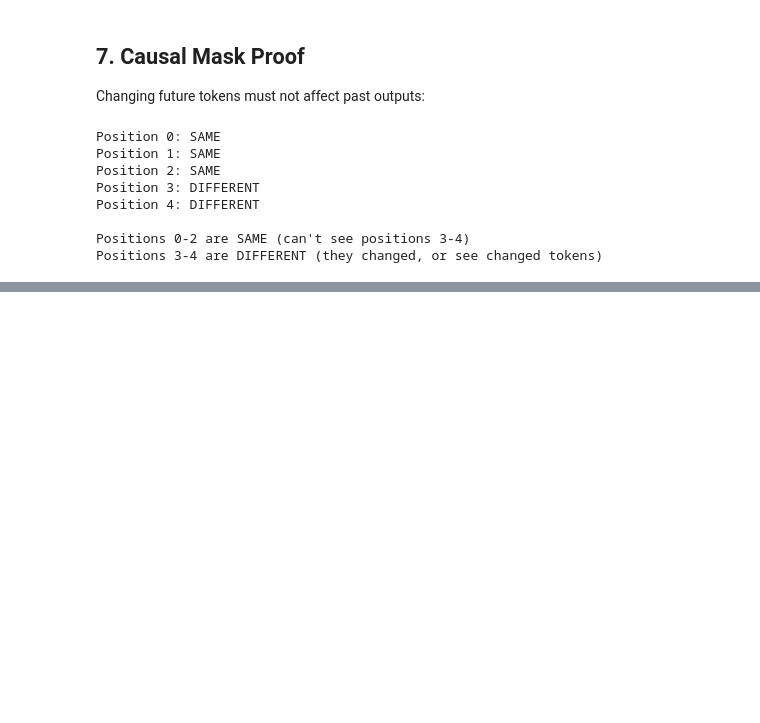
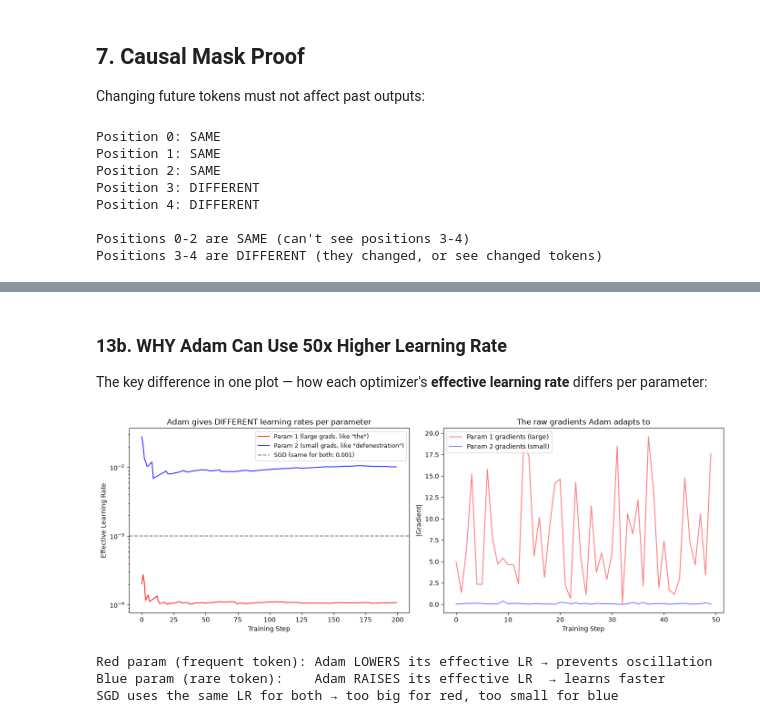
Before and after one commit to Sushanth-reddyD/minigpt, a Jupyter notebook: playground.ipynb, the cells around one changed output, grey strips where cells are left out. Drawn from its saved outputs; the diff is of its cells as text; code cells hidden in the pictures; blank space fills up the shorter version.

```diff
--- a/playground.ipynb
+++ b/playground.ipynb
@@ -331,0 +1139,67 @@ The architecture is complete. To get real text generation:
+# %% [markdown]
+### 13b. WHY Adam Can Use 50x Higher Learning Rate
+
+The key difference in one plot — how each optimizer's **effective learning rate** differs per parameter:
+# %%
+# ─── Show how effective LR differs per parameter in Adam ───
+# Simulate gradients for two parameters: one with large grads, one with small
+np.random.seed(42)
+steps = 200
+grads_param1 = np.random.randn(steps) * 10    # large gradients (like "the" embedding)
+grads_param2 = np.random.randn(steps) * 0.1   # small gradients (like "defenestration")
+
+# SGD: same effective LR for both
+lr_sgd = 0.001
+sgd_updates1 = lr_sgd * np.abs(grads_param1)
+sgd_updates2 = lr_sgd * np.abs(grads_param2)
+
+# Adam: adaptive effective LR
+lr_adam = 0.001
+beta2 = 0.999
+v1, v2 = 0, 0
+adam_updates1, adam_updates2 = [], []
+adam_eff_lr1, adam_eff_lr2 = [], []
+
+for t in range(1, steps + 1):
+    g1, g2 = grads_param1[t-1], grads_param2[t-1]
+    v1 = beta2 * v1 + (1 - beta2) * g1**2
+    v2 = beta2 * v2 + (1 - beta2) * g2**2
+    v1_hat = v1 / (1 - beta2**t)
+    v2_hat = v2 / (1 - beta2**t)
+    eff1 = lr_adam / (np.sqrt(v1_hat) + 1e-8)
+    eff2 = lr_adam / (np.sqrt(v2_hat) + 1e-8)
+    adam_eff_lr1.append(eff1)
+    adam_eff_lr2.append(eff2)
+
+fig, (ax1, ax2) = plt.subplots(1, 2, figsize=(14, 5))
+
+# Plot effective learning rates
+ax1.plot(adam_eff_lr1, label='Param 1 (large grads, like "the")', color='red', alpha=0.8)
+ax1.plot(adam_eff_lr2, label='Param 2 (small grads, like "defenestration")', color='blue', alpha=0.8)
+ax1.axhline(y=lr_sgd, color='grey', linestyle='--', label=f'SGD (same for both: {lr_sgd})')
+ax1.set_xlabel('Training Step')
+ax1.set_ylabel('Effective Learning Rate')
+ax1.set_title('Adam gives DIFFERENT learning rates per parameter')
+ax1.legend(fontsize=9)
+ax1.set_yscale('log')
+
+# Plot the actual gradients for context
+ax2.plot(np.abs(grads_param1[:50]), label='Param 1 gradients (large)', color='red', alpha=0.5)
+ax2.plot(np.abs(grads_param2[:50]), label='Param 2 gradients (small)', color='blue', alpha=0.5)
+ax2.set_xlabel('Training Step')
+ax2.set_ylabel('|Gradient|')
+ax2.set_title('The raw gradients Adam adapts to')
+ax2.legend()
+
+plt.tight_layout()
+plt.savefig('adam_adaptive_lr.png', dpi=150, bbox_inches='tight')
+plt.show()
+
+print("Red param (frequent token): Adam LOWERS its effective LR → prevents oscillation")
+print("Blue param (rare token):    Adam RAISES its effective LR  → learns faster")
+print("SGD uses the same LR for both → too big for red, too small for blue")
+# %% [output]
+[figure, added]
+Red param (frequent token): Adam LOWERS its effective LR → prevents oscillation
+Blue param (rare token):    Adam RAISES its effective LR  → learns faster
+SGD uses the same LR for both → too big for red, too small for blue
```
Also changed, not shown: parts of 52 cells of this notebook, 1 other file.
